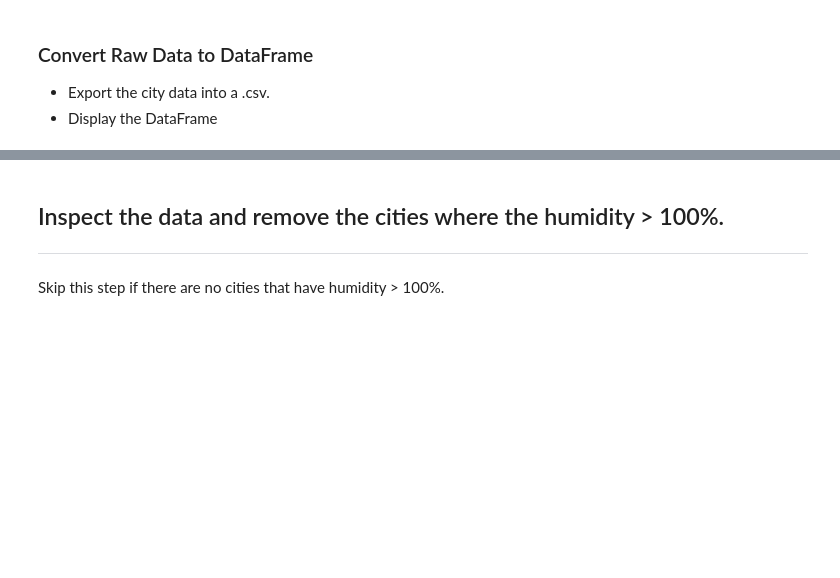
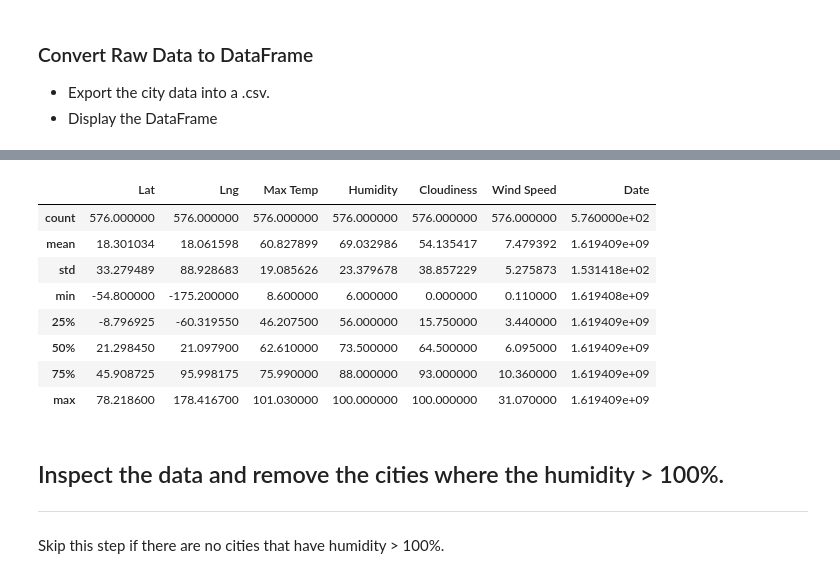
Before and after one commit to angieglass/python-api-challenge, a Jupyter notebook: WeatherPy/WeatherPy.ipynb, the cells around one changed output, grey strips where cells are left out. Saved outputs shown, nothing was run; the diff lists cells and outputs as text; code cells hidden in the pictures; blank space fills up the shorter version.

Commit message:
Checked Humidity over 100%

```diff
--- a/WeatherPy/WeatherPy.ipynb
+++ b/WeatherPy/WeatherPy.ipynb
@@ -191,6 +191,18 @@ cities_complete
 # %%
 #Save output to CSV
 cities_complete.to_csv("../output/citiesComplete.csv", index=False, header=True)
+# %%
+cities_complete.describe()
+# %% [output]
+|  | Lat | Lng | Max Temp | Humidity | Cloudiness | Wind Speed | Date |
+| count | 576.000000 | 576.000000 | 576.000000 | 576.000000 | 576.000000 | 576.000000 | 5.760000e+02 |
+| mean | 18.301034 | 18.061598 | 60.827899 | 69.032986 | 54.135417 | 7.479392 | 1.619409e+09 |
+| std | 33.279489 | 88.928683 | 19.085626 | 23.379678 | 38.857229 | 5.275873 | 1.531418e+02 |
+| min | -54.800000 | -175.200000 | 8.600000 | 6.000000 | 0.000000 | 0.110000 | 1.619408e+09 |
+| 25% | -8.796925 | -60.319550 | 46.207500 | 56.000000 | 15.750000 | 3.440000 | 1.619409e+09 |
+| 50% | 21.298450 | 21.097900 | 62.610000 | 73.500000 | 64.500000 | 6.095000 | 1.619409e+09 |
+| 75% | 45.908725 | 95.998175 | 75.990000 | 88.000000 | 93.000000 | 10.360000 | 1.619409e+09 |
+| max | 78.218600 | 178.416700 | 101.030000 | 100.000000 | 100.000000 | 31.070000 | 1.619409e+09 |
 # %% [markdown]
 ## Inspect the data and remove the cities where the humidity > 100%.
 ----
```
Also changed, not shown: parts of 7 cells of this notebook, 1 other file.
